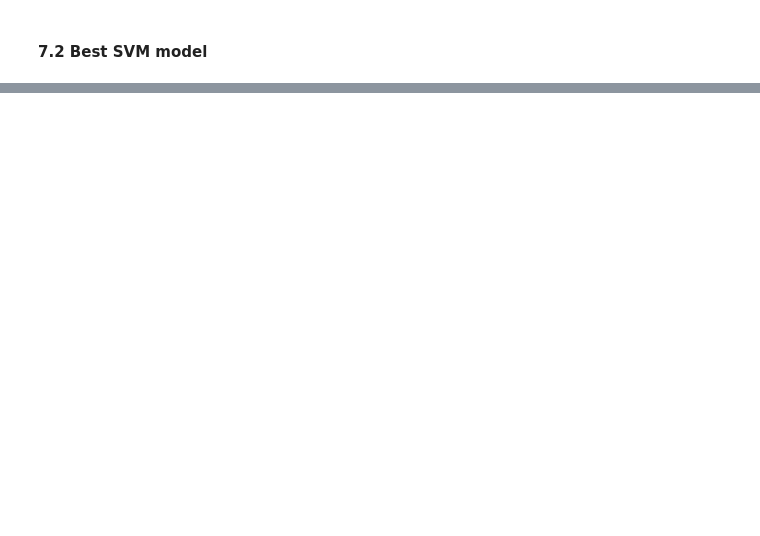
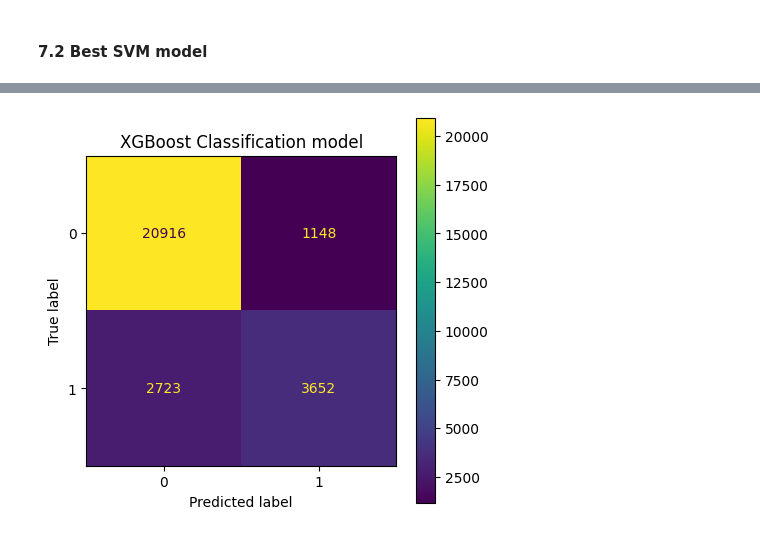
Before and after one commit to LeoCenturion/rain-in-australia, a Jupyter notebook: models/RiA-svm.ipynb, the cells around one changed output, grey strips where cells are left out. Drawn from its saved outputs; the diff is of its cells as text; code cells hidden in the pictures; blank space fills up the shorter version.

```diff
--- a/models/RiA-svm.ipynb
+++ b/models/RiA-svm.ipynb
@@ -520,0 +581,12 @@ svm_ria_best.fit(X_train_transformed, y_train)
+# %%
+from xgboost import XGBClassifier
+
+# Inicializamos XGBoost con hiperparámetros básicos
+xgb_classifier = XGBClassifier(
+    objective='binary:logistic',  # Usamos clasificación binaria
+    random_state=rnd_seed,
+    n_jobs=12
+)
+
+# Entrenamos el modelo
+xgb_classifier.fit(X_train_transformed, y_train)
@@ -547,3 +648,12 @@ ax.set_title("Best SVM Classification model");
+# %%
+disp = ConfusionMatrixDisplay(confusion_matrix=cm_xgb, display_labels=xgb_classifier.classes_)
+
+fig, ax = plt.subplots(figsize=(5,5))
+ax.grid(False)
+disp.plot(ax=ax)
+ax.set_title("XGBoost Classification model");
+# %% [output]
+[figure, added]
 # %%
 # Veamos algunas métricas
 from sklearn.metrics import f1_score, accuracy_score, precision_score, recall_score
```
Also changed, not shown: parts of 25 cells of this notebook, 4 other files.
